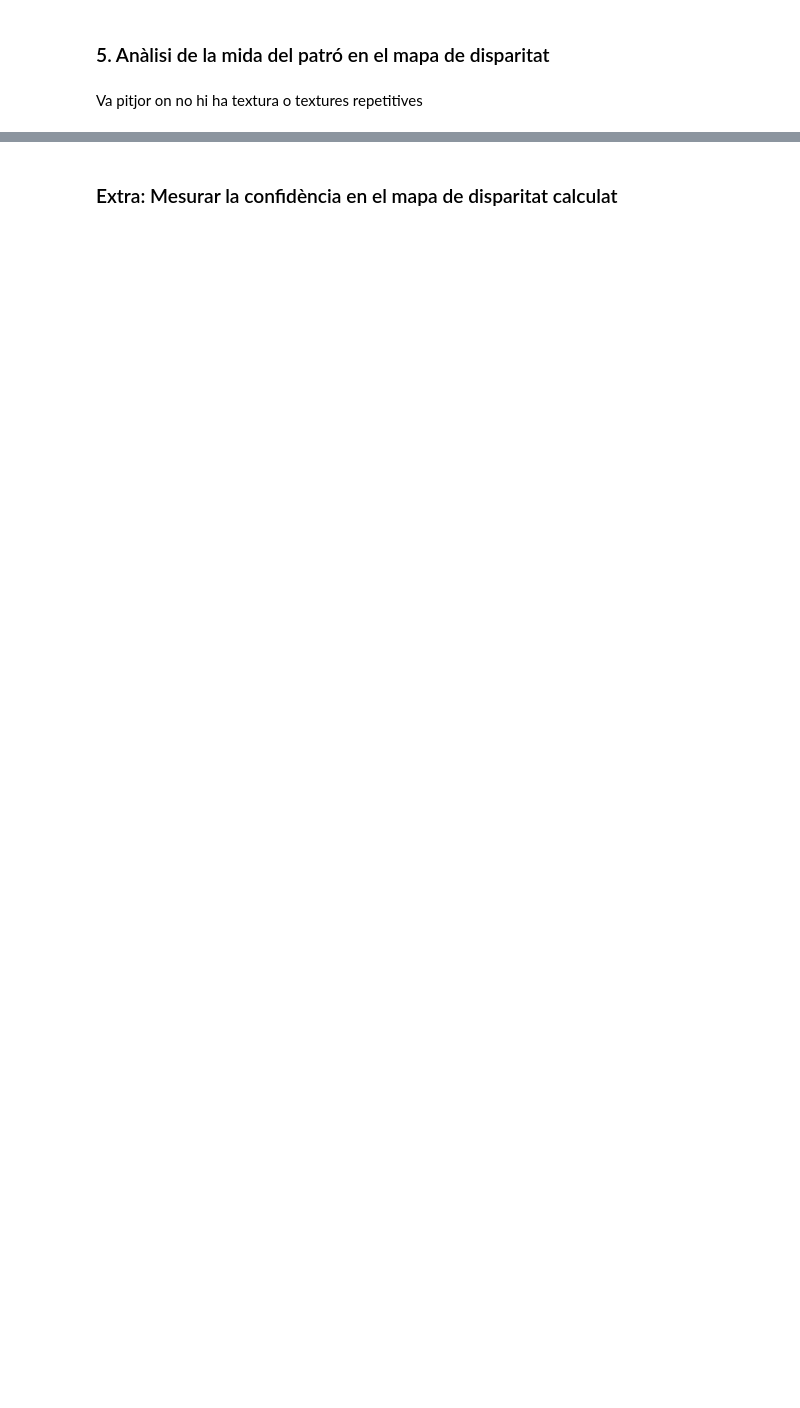
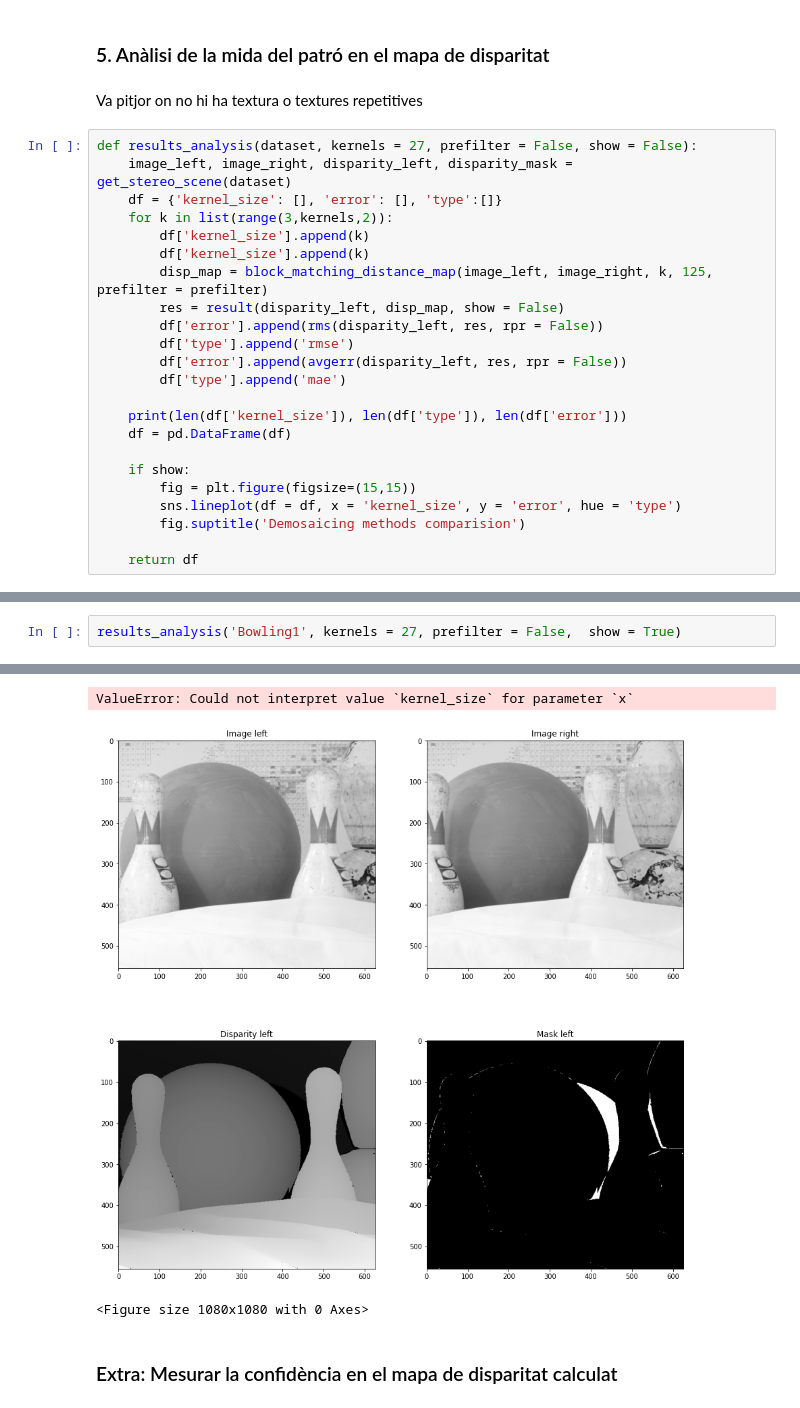
Before and after one commit to Stebf-22/CV---Notebooks, a Jupyter notebook: Practica 04/practica04.ipynb, the cells around one changed output, grey strips where cells are left out. Drawn from its saved outputs; the diff is of its cells as text; blank space fills up the shorter version.

```diff
--- a/Practica 04/practica04.ipynb
+++ b/Practica 04/practica04.ipynb
@@ -177,3 +184,26 @@ Exec time 1.45 s
 ### 5. Anàlisi de la mida del patró en el mapa de disparitat
 # %% [markdown]
 Va pitjor on no hi ha textura o textures repetitives
+# %%
+def results_analysis(dataset, kernels = 27, prefilter = False, show = False):
+    image_left, image_right, disparity_left, disparity_mask = get_stereo_scene(dataset)
+    df = {'kernel_size': [], 'error': [], 'type':[]}
+    for k in list(range(3,kernels,2)):
+        df['kernel_size'].append(k)
+        df['kernel_size'].append(k)
+        disp_map = block_matching_distance_map(image_left, image_right, k, 125, prefilter = prefilter)
+        res = result(disparity_left, disp_map, show = False)
+        df['error'].append(rms(disparity_left, res, rpr = False))
+        df['type'].append('rmse')
+        df['error'].append(avgerr(disparity_left, res, rpr = False))
+        df['type'].append('mae')
+
+    print(len(df['kernel_size']), len(df['type']), len(df['error']))
+    df = pd.DataFrame(df)
+
+    if show:
+        fig = plt.figure(figsize=(15,15))
+        sns.lineplot(df = df, x = 'kernel_size', y = 'error', hue = 'type')
+        fig.suptitle('Demosaicing methods comparision')
+
+    return df
@@ -179,0 +213,3 @@ Va pitjor on no hi ha textura o textures repetitives
+# %%
+results_analysis('Bowling1', kernels = 27, prefilter = False,  show = True)
+# %% [output]
@@ -180,3 +229,6 @@ Va pitjor on no hi ha textura o textures repetitives
+ValueError: Could not interpret value `kernel_size` for parameter `x`
+[figure, added]
+<Figure size 1080x1080 with 0 Axes>
 # %% [markdown]
 ### Extra: Mesurar la confidència en el mapa de disparitat calculat
 # %%
```
Also changed, not shown: parts of 20 cells of this notebook.
